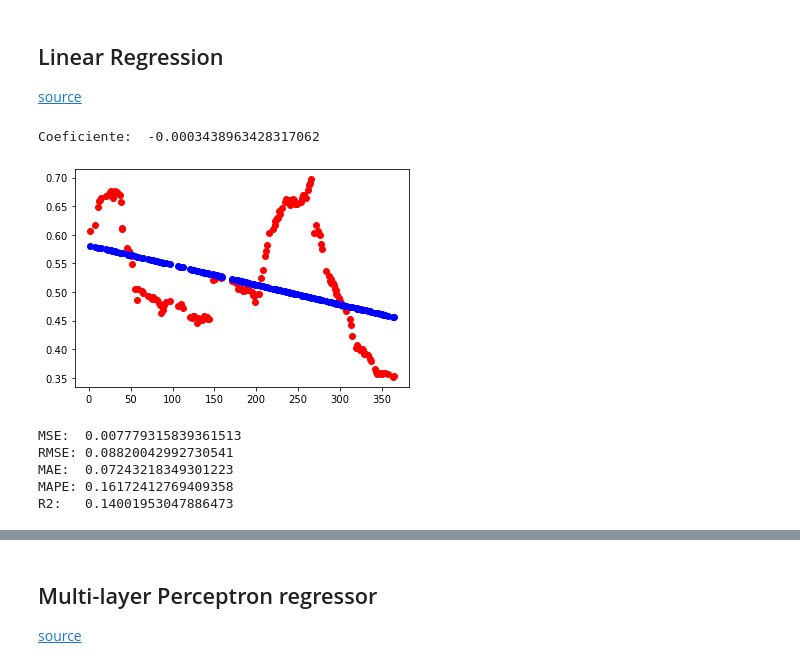
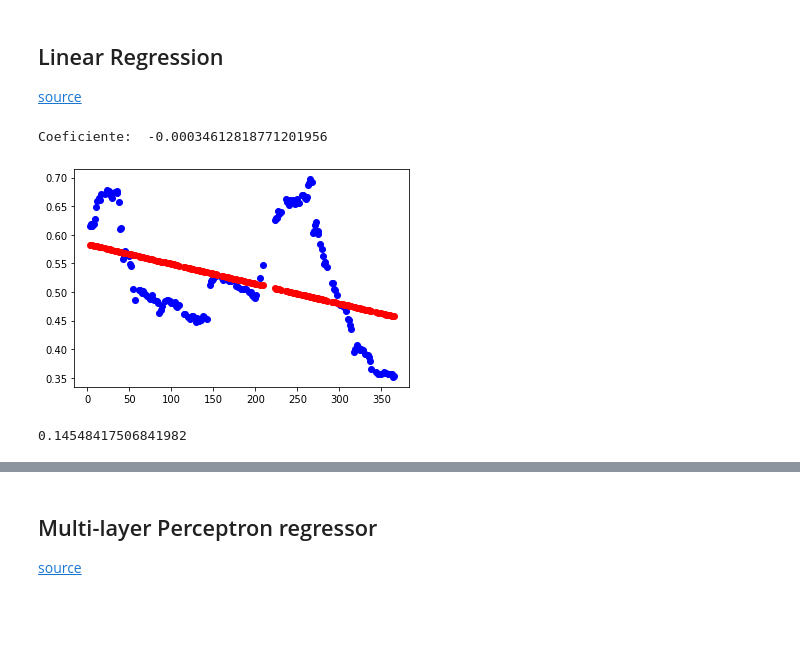
Before and after one commit to inatel-ic-cividati/Prediction, a Jupyter notebook: code/Analysis.ipynb, the cells around one changed output, grey strips where cells are left out. Cells and saved outputs as stored; diff of their text form; code cells hidden in the pictures; blank space fills up the shorter version.

```diff
--- a/code/Analysis.ipynb
+++ b/code/Analysis.ipynb
@@ -14,3 +26,9 @@ df_gold = pd.read_csv('../data/d_kilo_gold_price_in_currency.csv')
 df_gold['date'] = pd.to_datetime(df_gold['date'], infer_datetime_format=True)
 # %% [markdown]
 ### Configuration
+# %%
+from matplotlib.pyplot import figure
+figure(num=None, figsize=(16, 12), dpi=80, facecolor='w', edgecolor='k')
+
+COLOR_DATA_TEST="blue"
+COLOR_DATA_PRED="red"
@@ -20,7 +40,9 @@ from sklearn.model_selection import train_test_split
 data_x = np.arange(0, len(df_gold['date'])).reshape(-1,1)
 data_y = np.array(df_gold['China'])
 
-x_train, x_test, y_train, y_test = train_test_split(data_x, data_y, test_size=0.50)
-print("Train:", len(x_train))
-print("Test:", len(x_test))
+x_train, x_test, y_train, y_test = train_test_split(data_x,
+                                                    data_y,
+                                                    test_size=0.50)
+print("Train length:", len(x_train))
+print("Test  length:", len(x_test))
 # %% [output]
@@ -33,24 +63,20 @@ Test: 183
 # %%
 from sklearn import linear_model
 import matplotlib.pyplot as plt
 
 model = linear_model.LinearRegression()
 model.fit(x_train, y_train.reshape(-1,1))
 
 print("Coeficiente: ", model.coef_[0][0])
 
-y_predict = model.predict(x_test)
+y_pred = model.predict(x_test)
 
-plt.scatter(x_test, y_test, color="red")
-plt.scatter(x_test, y_predict, color="blue", linewidth=1)
+plt.scatter(x_test, y_test, color=COLOR_DATA_TEST)
+plt.scatter(x_test, y_pred, color=COLOR_DATA_PRED)
 plt.show()
 
-metrics.regression_metrics(y_test, y_predict)
+regression_metrics(y_test, y_pred)
 # %% [output]
-Coeficiente:  -0.0003438963428317062
+Coeficiente:  -0.00034612818771201956
-[figure, old version]
+[figure, new version]
-MSE:  0.007779315839361513
-RMSE: 0.08820042992730541
-MAE:  0.07243218349301223
-MAPE: 0.16172412769409358
-R2:   0.14001953047886473
+0.14548417506841982
```
Also changed, not shown: parts of 18 cells of this notebook, 2 other files.
